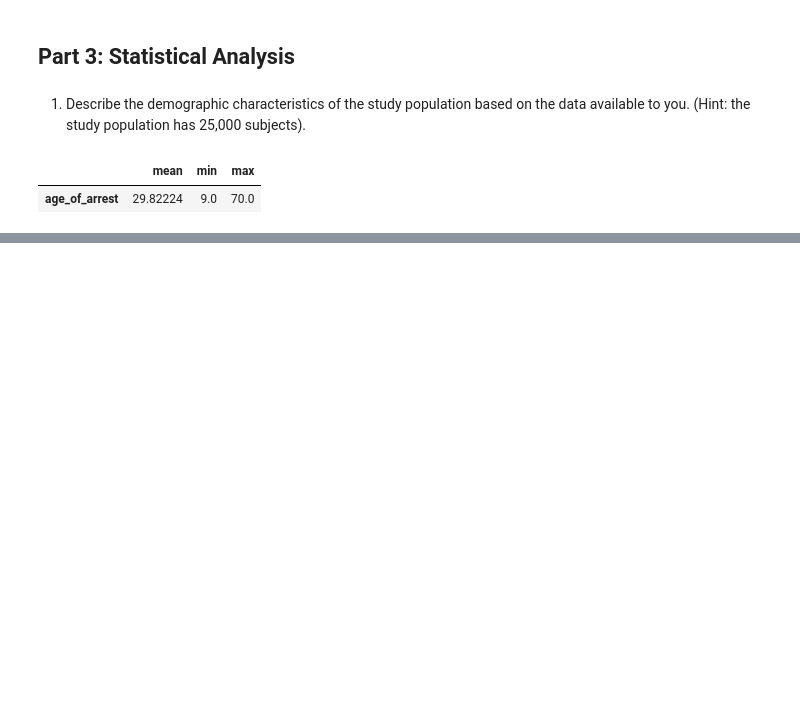
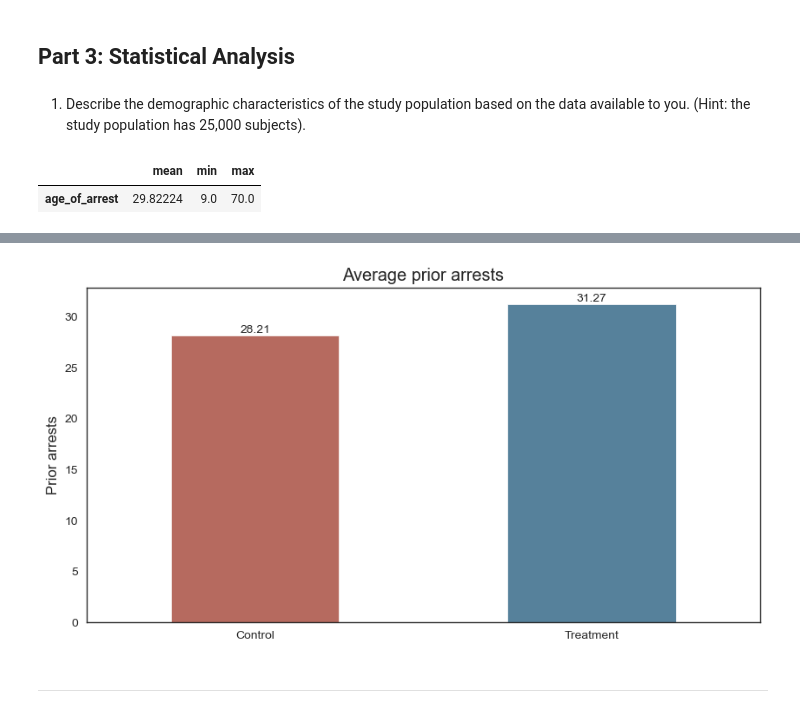
Before and after one commit to jesoto/Upen, a Jupyter notebook: notebooks/Untitled0.ipynb, the cells around one changed output, grey strips where cells are left out. Drawn from its saved outputs; the diff is of its cells as text; code cells hidden in the pictures; blank space fills up the shorter version.

```diff
--- a/notebooks/Untitled0.ipynb
+++ b/notebooks/Untitled0.ipynb
@@ -469,0 +461,19 @@ data.head(3)
+# %%
+plots = data.groupby('treat').age_of_arrest.mean().rename(index={0:'Control',1:'Treatment'}).reset_index()
+
+
+plt.figure(figsize=(10,5))
+sns.set_style("white")
+sns.barplot(data = plots, x = 'treat', y= 'age_of_arrest',saturation=0.50,width=0.5)
+plt.title('Average prior arrests')
+plt.ylabel('Prior arrests')
+plt.xlabel('')
+
+
+for index, row in plots.iterrows():
+    plt.annotate(round(row['age_of_arrest'],2), (index, round(row['age_of_arrest'],2)), ha='center', va='bottom')
+plt.savefig('../images/age_of_arrests_plot.png')
+# %% [output]
+[figure, added]
+# %% [markdown]
+---
```
Also changed, not shown: parts of 13 cells of this notebook.
